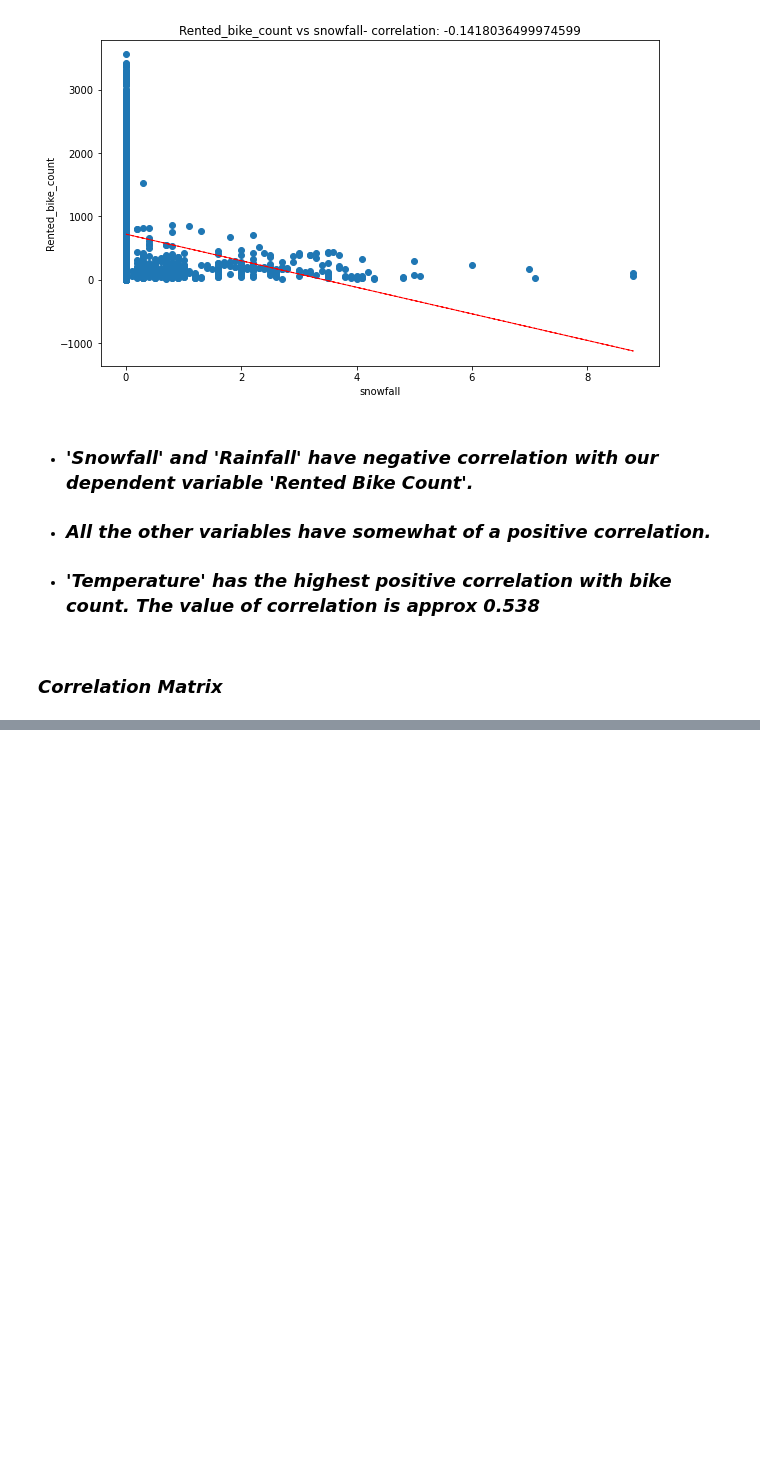
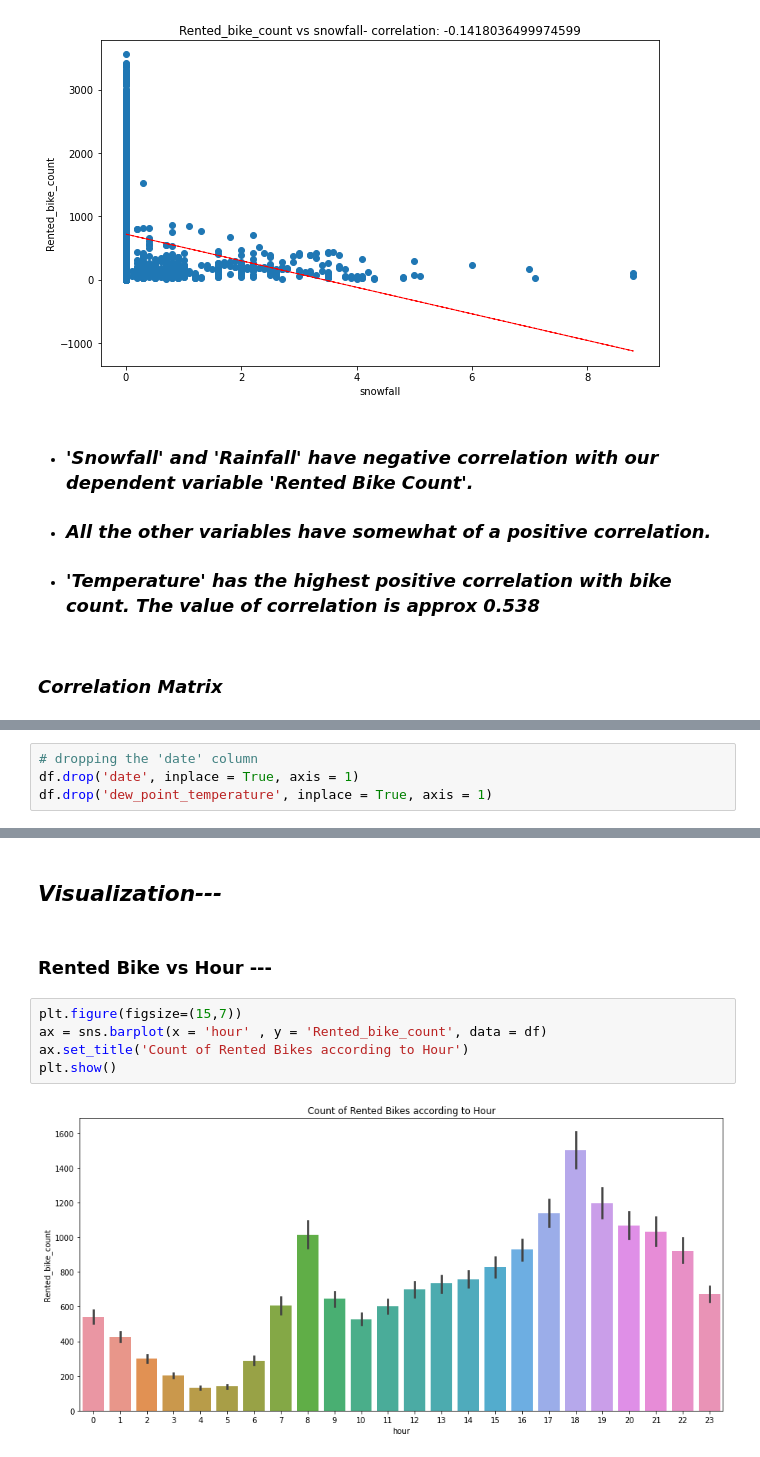
Before and after one commit to RanojoyBiswas/Bike-Sharing-Demand-Prediction, a Jupyter notebook: Bike_Sharing_Demand_Prediction_Capstone_Project.ipynb, the cells around one changed output, grey strips where cells are left out. Cells and saved outputs as stored; diff of their text form; blank space fills up the shorter version.

```diff
--- a/Bike_Sharing_Demand_Prediction_Capstone_Project.ipynb
+++ b/Bike_Sharing_Demand_Prediction_Capstone_Project.ipynb
@@ -656,0 +671,4 @@ correlation
+# %%
+# dropping the 'date' column
+df.drop('date', inplace = True, axis = 1)
+df.drop('dew_point_temperature', inplace = True, axis = 1)
@@ -656,0 +684,11 @@ correlation
+# %% [markdown]
+## <b>*Visualization---*
+# %% [markdown]
+### <b>Rented Bike vs Hour ---
+# %%
+plt.figure(figsize=(15,7))
+ax = sns.barplot(x = 'hour' , y = 'Rented_bike_count', data = df)
+ax.set_title('Count of Rented Bikes according to Hour')
+plt.show()
+# %% [output]
+[figure, added]
```
Also changed, not shown: parts of 35 cells of this notebook.
